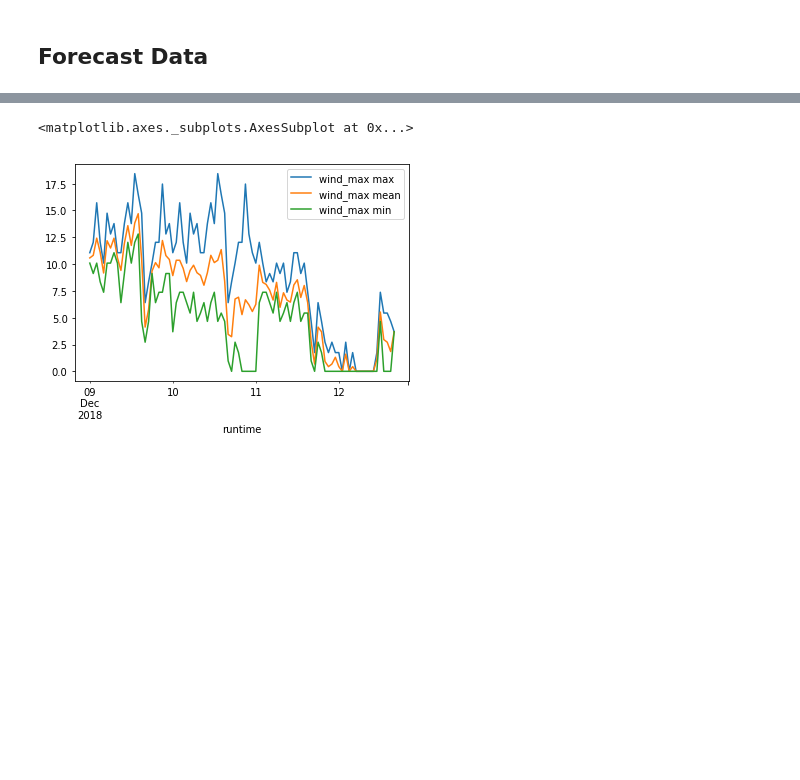
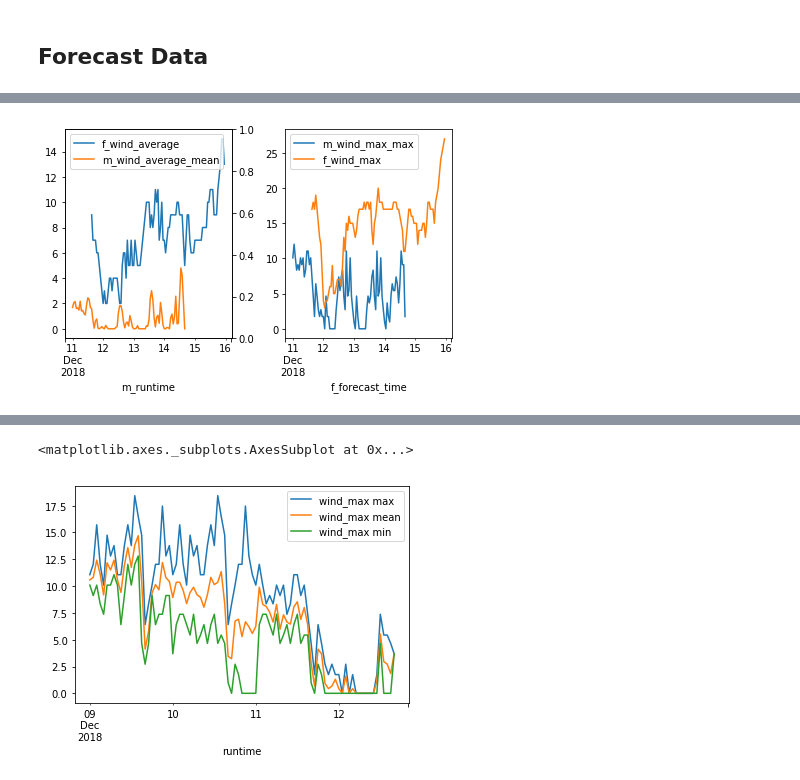
Before and after one commit to windhunter9/notebooks, a Jupyter notebook: weather.ipynb, the cells around one changed output, grey strips where cells are left out. Cells and saved outputs as stored; diff of their text form; code cells hidden in the pictures; blank space fills up the shorter version.

```diff
--- a/weather.ipynb
+++ b/weather.ipynb
@@ -88,2 +121,18 @@ forecast.plot(ax = ax, x = 'forecast_time', y = 'wind_max');
+# %%
+fig, ax = plt.subplots(1,2)
+ax2 = ax[0].twinx()
+#df_f['f_wind_average'] /=5.8023209459459455
+df_f.plot(ax = ax[0], x = 'f_forecast_time', y = 'f_wind_average');
+df_m.plot(ax = ax[0], x= 'm_runtime', y = 'm_wind_average_mean');
+#df_f.plot(ax = ax2, x= 'f_forecast_time', y = 'f_wind_angle', color ='r');
+
+#ax2 = ax[1].twinx()
+
+df_m.plot(ax = ax[1], x= 'm_runtime', y = 'm_wind_max_max');
+df_f.plot(ax = ax[1], x = 'f_forecast_time', y = 'f_wind_max');
+
+plt.tight_layout()
+# %% [output]
+[figure, added]
 # %%
 # %% [output]
```
Also changed, not shown: parts of 19 cells of this notebook.
